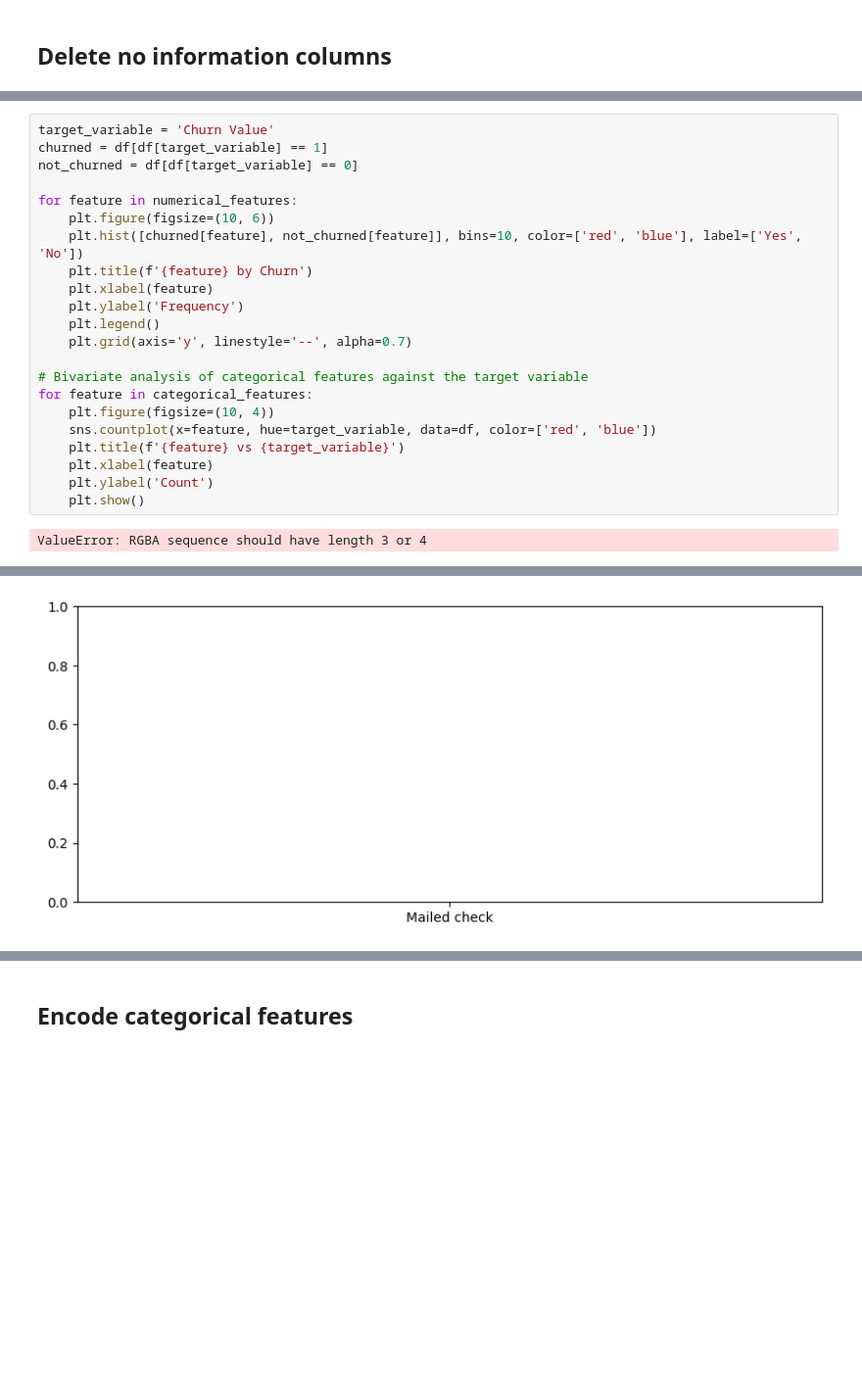
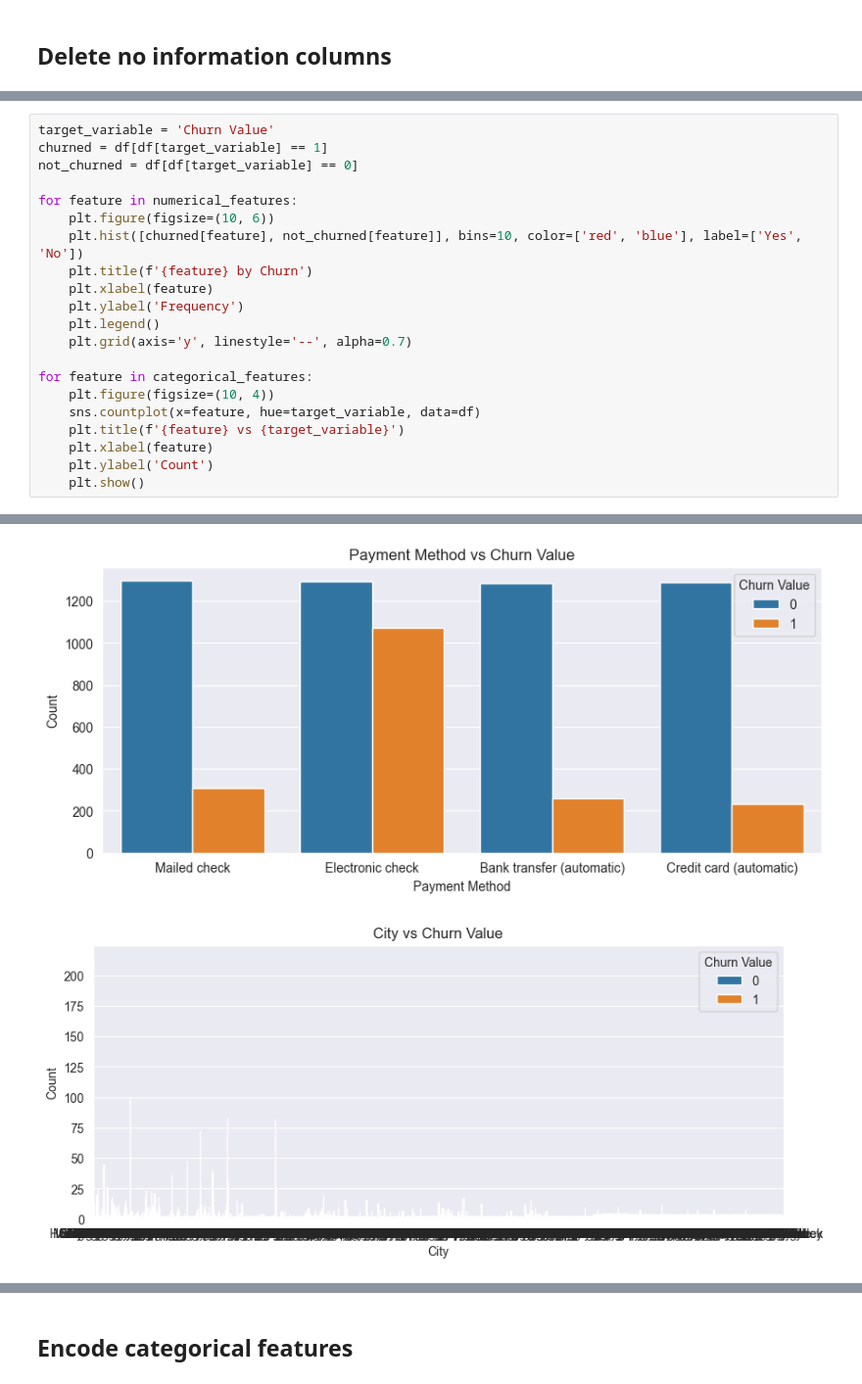
Before and after one commit to Serohon/Customer_Churn_Forecasting, a Jupyter notebook: EDA.ipynb, the cells around one changed output, grey strips where cells are left out. Shown at 98% size. Saved outputs shown, nothing was run; the diff lists cells and outputs as text; blank space fills up the shorter version.

Commit message:
Fix EDA.ipynb comments and errors

```diff
--- a/EDA.ipynb
+++ b/EDA.ipynb
@@ -173,13 +172,11 @@ for feature in numerical_features:
     plt.legend()
     plt.grid(axis='y', linestyle='--', alpha=0.7)
 
-# Bivariate analysis of categorical features against the target variable
 for feature in categorical_features:
     plt.figure(figsize=(10, 4))
-    sns.countplot(x=feature, hue=target_variable, data=df, color=['red', 'blue'])
+    sns.countplot(x=feature, hue=target_variable, data=df)
     plt.title(f'{feature} vs {target_variable}')
     plt.xlabel(feature)
     plt.ylabel('Count')
     plt.show()
 # %% [output]
-ValueError: RGBA sequence should have length 3 or 4
@@ -191 +188,2 @@ ValueError: RGBA sequence should have length 3 or 4
-[figure, old version]
+[figure, new version]
+[figure, added]
```
Also changed, not shown: parts of 5 cells of this notebook.
